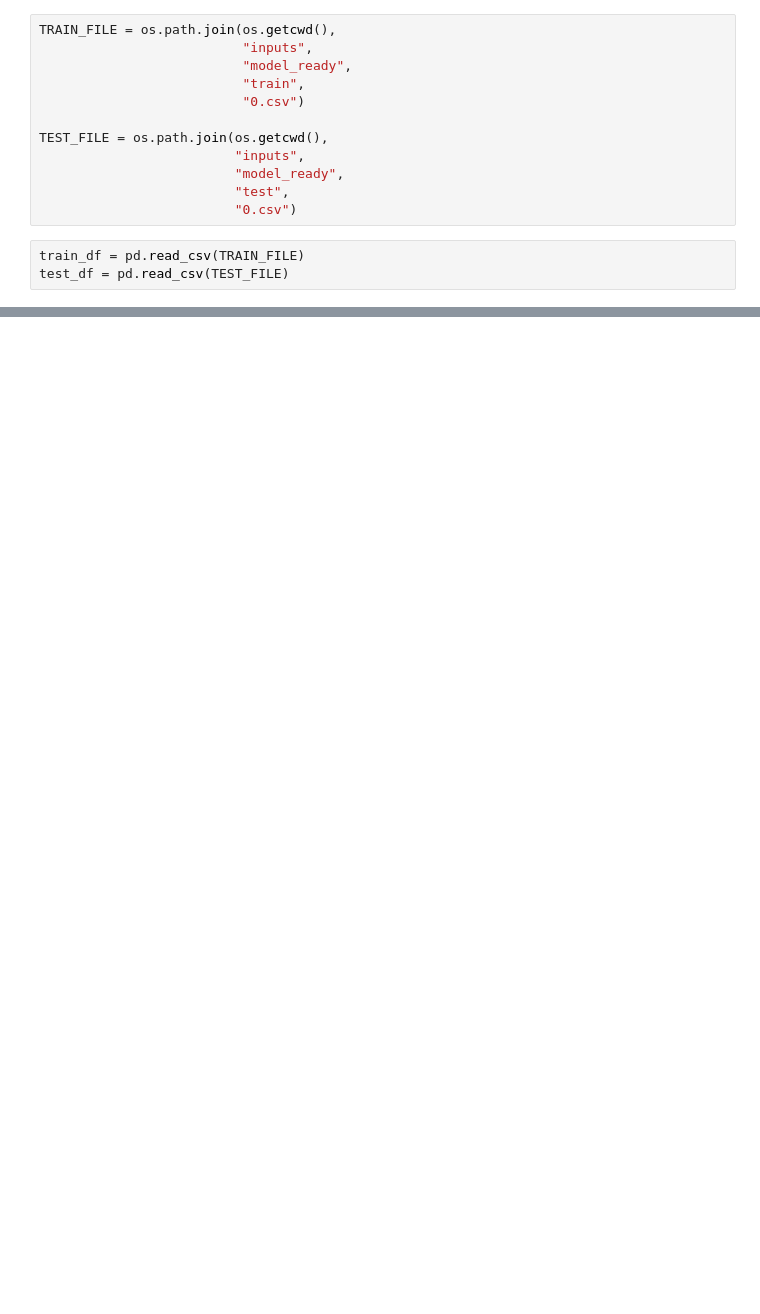
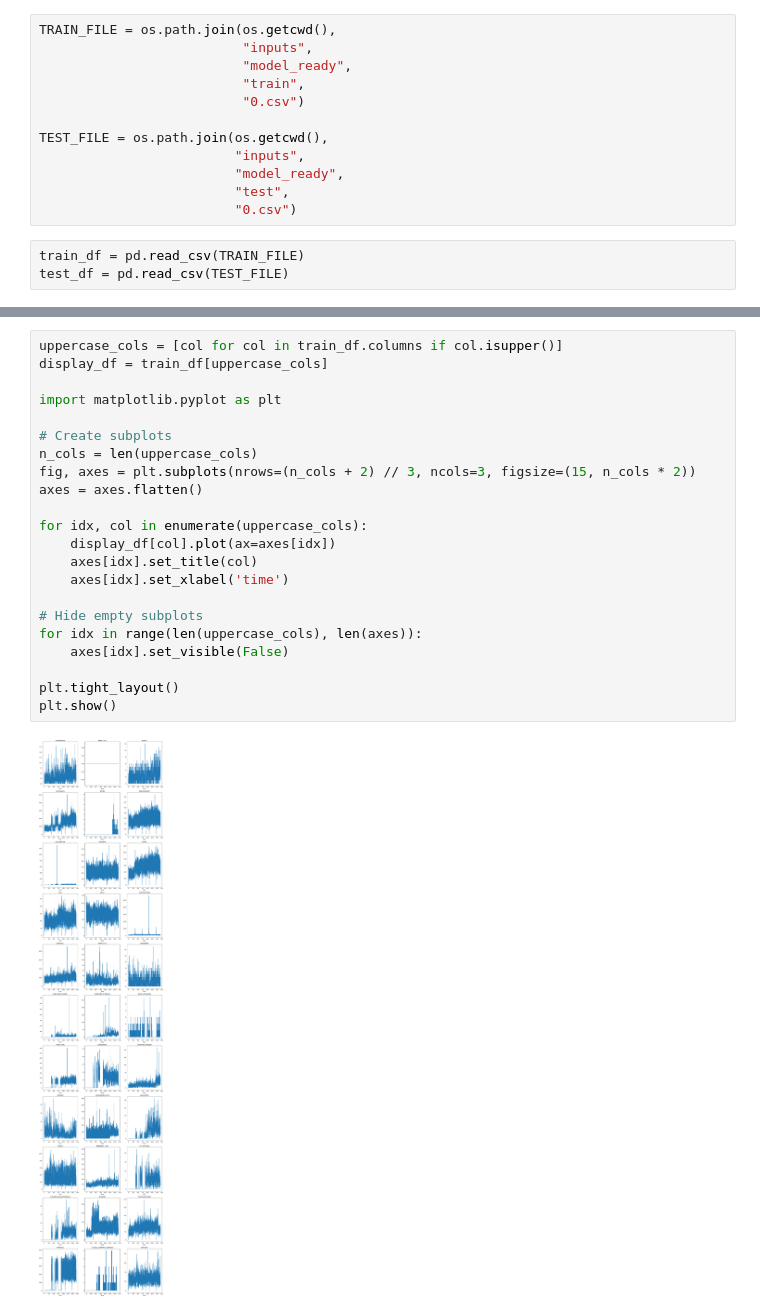
Before and after one commit to ZuoLoL21/KaggleSubmissions, a Jupyter notebook: projects/4-store-sales-time-series-forecasting/store-sales-time-series-forecasting.ipynb, the cells around one changed output, grey strips where cells are left out. Drawn from its saved outputs; the diff is of its cells as text; blank space fills up the shorter version.

```diff
--- a/projects/4-store-sales-time-series-forecasting/store-sales-time-series-forecasting.ipynb
+++ b/projects/4-store-sales-time-series-forecasting/store-sales-time-series-forecasting.ipynb
@@ -130,0 +27,24 @@ df_pivot
+# %%
+uppercase_cols = [col for col in train_df.columns if col.isupper()]
+display_df = train_df[uppercase_cols]
+
+import matplotlib.pyplot as plt
+
+# Create subplots
+n_cols = len(uppercase_cols)
+fig, axes = plt.subplots(nrows=(n_cols + 2) // 3, ncols=3, figsize=(15, n_cols * 2))
+axes = axes.flatten()
+
+for idx, col in enumerate(uppercase_cols):
+    display_df[col].plot(ax=axes[idx])
+    axes[idx].set_title(col)
+    axes[idx].set_xlabel('time')
+
+# Hide empty subplots
+for idx in range(len(uppercase_cols), len(axes)):
+    axes[idx].set_visible(False)
+
+plt.tight_layout()
+plt.show()
+# %% [output]
+[figure, added]
```
Also changed, not shown: parts of 17 cells of this notebook, 6 other files.
